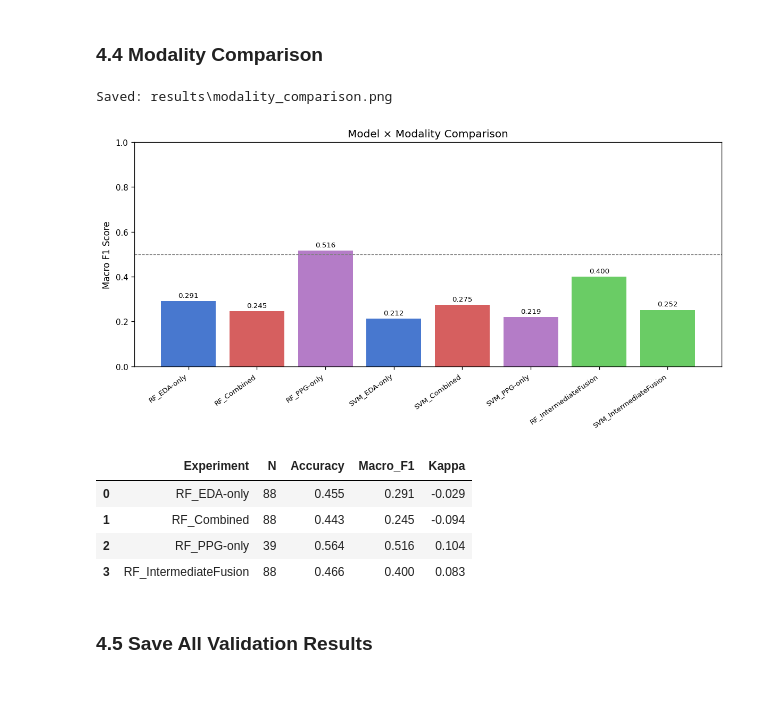
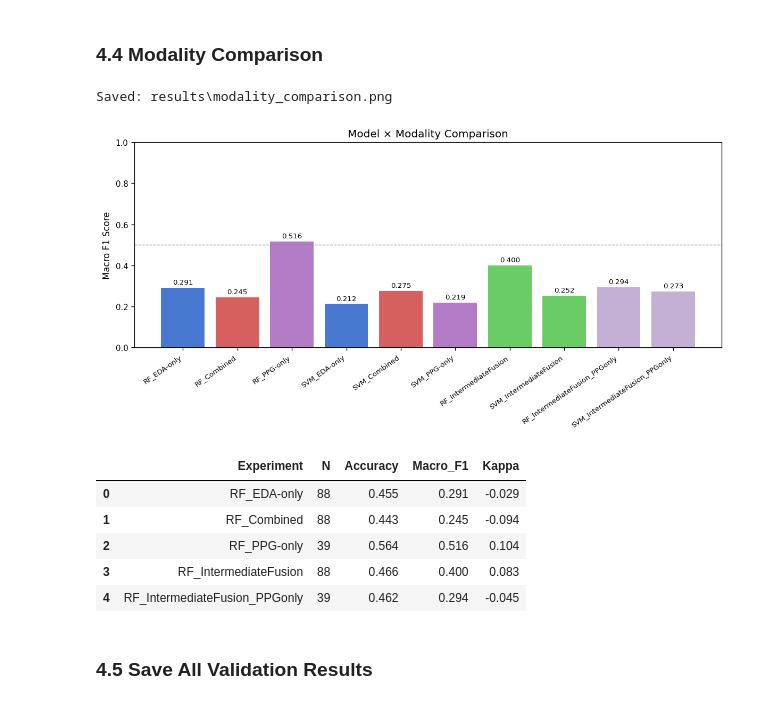
Before and after one commit to panos03/ac-hri_cw, a Jupyter notebook: emotion_recognition_system/04_model_training_and_evaluation.ipynb, the cells around one changed output. Saved outputs shown, nothing was run; the diff lists cells and outputs as text; code cells hidden in the pictures.

Commit message:
Add PPG-available-only intermediate fusion experiments and updated results

```diff
--- a/emotion_recognition_system/04_model_training_and_evaluation.ipynb
+++ b/emotion_recognition_system/04_model_training_and_evaluation.ipynb
@@ -301,19 +308,21 @@ Top 5 features by permutation importance:
 # %%
 plot_modality_comparison(experiments, RESULTS_DIR)
 plt.show()
 
-fusion_keys = ['RF_EDA-only', 'RF_Combined', 'RF_PPG-only', 'RF_IntermediateFusion']
+fusion_keys = ['RF_EDA-only', 'RF_Combined', 'RF_PPG-only', 'RF_IntermediateFusion',
+               'RF_IntermediateFusion_PPGonly']
 fusion_keys = [k for k in fusion_keys if k in experiments]
 fusion_df = full_metrics_table(experiments, fusion_keys)
 display(fusion_df[['Experiment', 'N', 'Accuracy', 'Macro_F1', 'Kappa']].round(3))
 # %% [output]
 Saved: results\modality_comparison.png
-[figure, old version]
+[figure, new version]
 |  | Experiment | N | Accuracy | Macro_F1 | Kappa |
 | 0 | RF_EDA-only | 88 | 0.455 | 0.291 | -0.029 |
 | 1 | RF_Combined | 88 | 0.443 | 0.245 | -0.094 |
 | 2 | RF_PPG-only | 39 | 0.564 | 0.516 | 0.104 |
 | 3 | RF_IntermediateFusion | 88 | 0.466 | 0.400 | 0.083 |
+| 4 | RF_IntermediateFusion_PPGonly | 39 | 0.462 | 0.294 | -0.045 |
 # %% [markdown]
 ### 4.5 Save All Validation Results
 # %%
```
Also changed, not shown: parts of 6 cells of this notebook, 14 other files.
